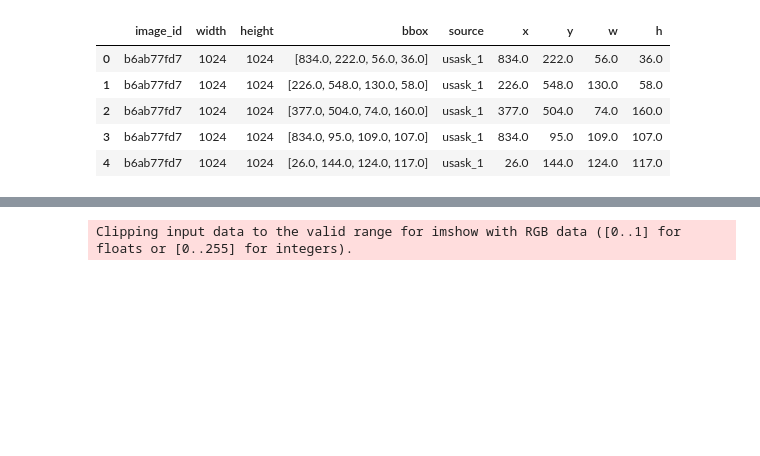
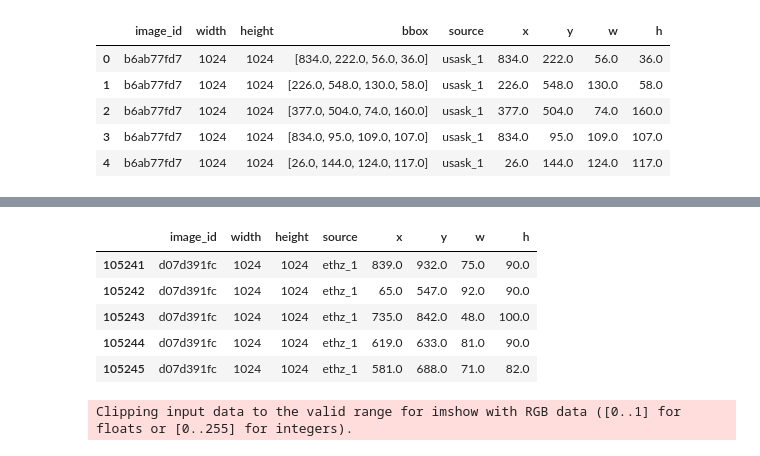
Before and after one commit to Flesh-vadim22/GreatWheatDetectionByDVC, a Jupyter notebook: notebooks/global-wheat-detection.ipynb, the cells around one changed output, grey strips where cells are left out. Drawn from its saved outputs; the diff is of its cells as text; code cells hidden in the pictures; blank space fills up the shorter version.

```diff
--- a/notebooks/global-wheat-detection.ipynb
+++ b/notebooks/global-wheat-detection.ipynb
@@ -136,3 +139,12 @@ len(train_df.image_id.unique()), len(valid_df.image_id.unique())
+# %%
+valid_df.head()
+# %% [output]
+|  | image_id | width | height | source | x | y | w | h |
+| 105241 | d07d391fc | 1024 | 1024 | ethz_1 | 839.0 | 932.0 | 75.0 | 90.0 |
+| 105242 | d07d391fc | 1024 | 1024 | ethz_1 | 65.0 | 547.0 | 92.0 | 90.0 |
+| 105243 | d07d391fc | 1024 | 1024 | ethz_1 | 735.0 | 842.0 | 48.0 | 100.0 |
+| 105244 | d07d391fc | 1024 | 1024 | ethz_1 | 619.0 | 633.0 | 81.0 | 90.0 |
+| 105245 | d07d391fc | 1024 | 1024 | ethz_1 | 581.0 | 688.0 | 71.0 | 82.0 |
 # %%
 class DatasetWheatTrain(Dataset):
 
```
Also changed, not shown: parts of 6 cells of this notebook, 7 other files.
